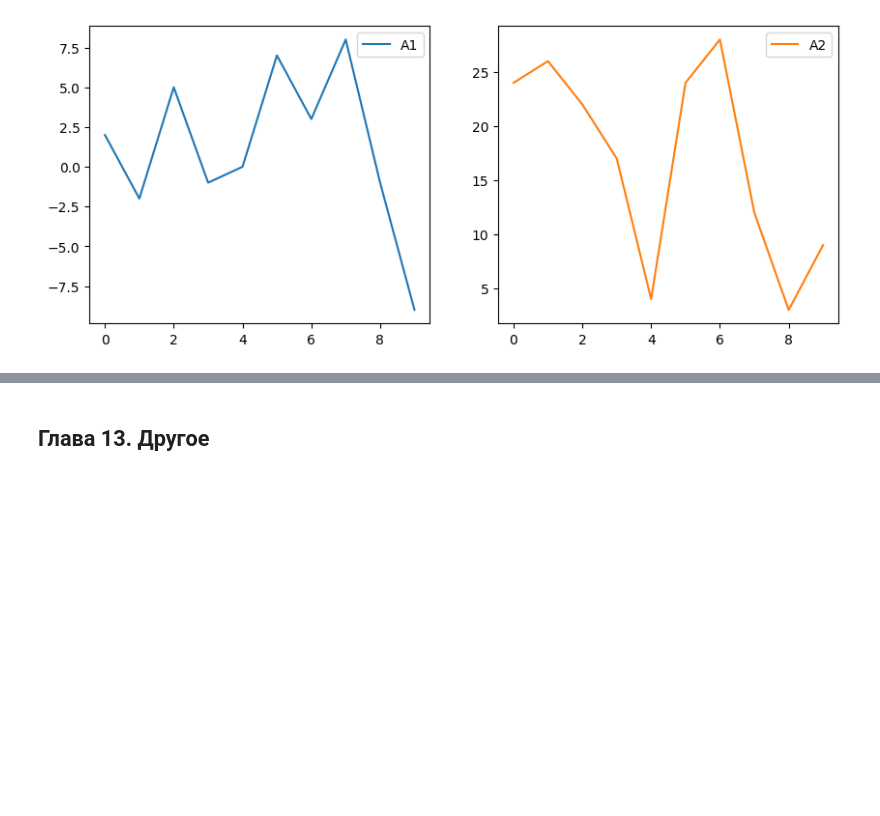
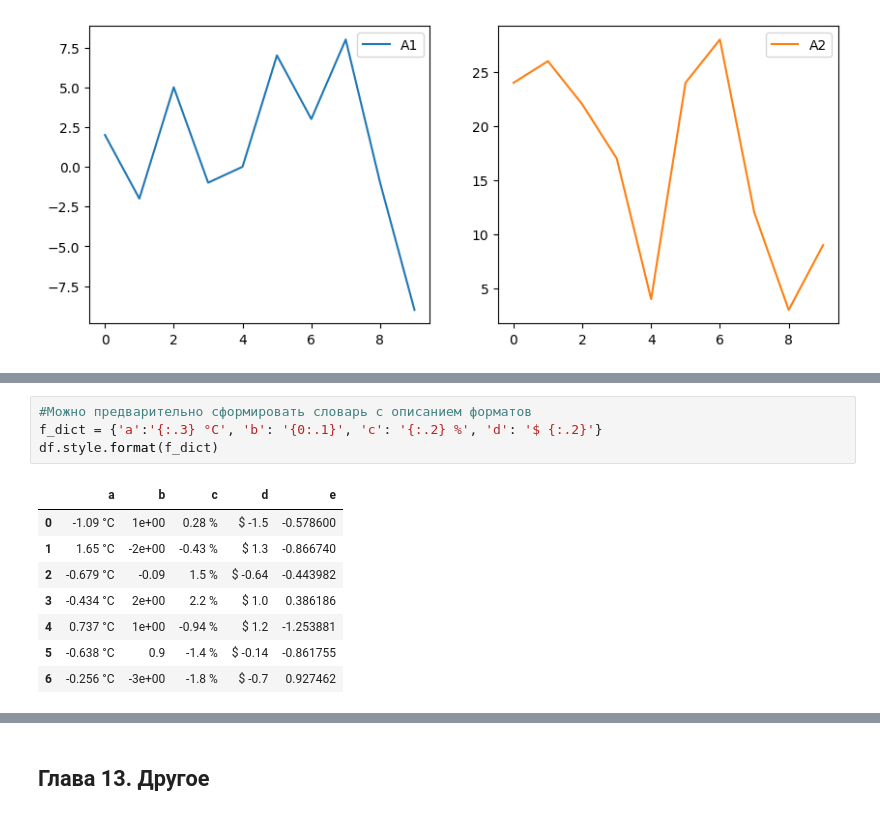
Before and after one commit to Jopel003/Python_Helper_-DS_and_Analytics-, a Jupyter notebook: 2. Pandas/Pandas_concentrat.ipynb, the cells around one changed output, grey strips where cells are left out. Saved outputs shown, nothing was run; the diff lists cells and outputs as text; blank space fills up the shorter version.

```diff
--- a/2. Pandas/Pandas_concentrat.ipynb
+++ b/2. Pandas/Pandas_concentrat.ipynb
@@ -1465,0 +1563,13 @@ array([[<Axes: >, <Axes: >]], dtype=object)
+# %%
+#Можно предварительно сформировать словарь с описанием форматов
+f_dict = {'a':'{:.3} °C', 'b': '{0:.1}', 'c': '{:.2} %', 'd': '$ {:.2}'}
+df.style.format(f_dict)
+# %% [output]
+|  | a | b | c | d | e |
+| 0 | -1.09 °C | 1e+00 | 0.28 % | $ -1.5 | -0.578600 |
+| 1 | 1.65 °C | -2e+00 | -0.43 % | $ 1.3 | -0.866740 |
+| 2 | -0.679 °C | -0.09 | 1.5 % | $ -0.64 | -0.443982 |
+| 3 | -0.434 °C | 2e+00 | 2.2 % | $ 1.0 | 0.386186 |
+| 4 | 0.737 °C | 1e+00 | -0.94 % | $ 1.2 | -1.253881 |
+| 5 | -0.638 °C | 0.9 | -1.4 % | $ -0.14 | -0.861755 |
+| 6 | -0.256 °C | -3e+00 | -1.8 % | $ -0.7 | 0.927462 |
```
Also changed, not shown: parts of 19 cells of this notebook.
